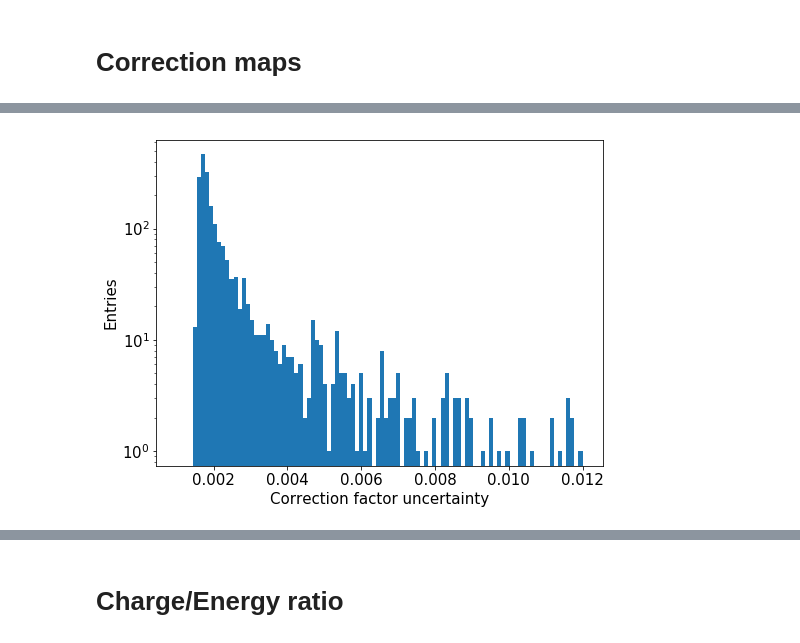
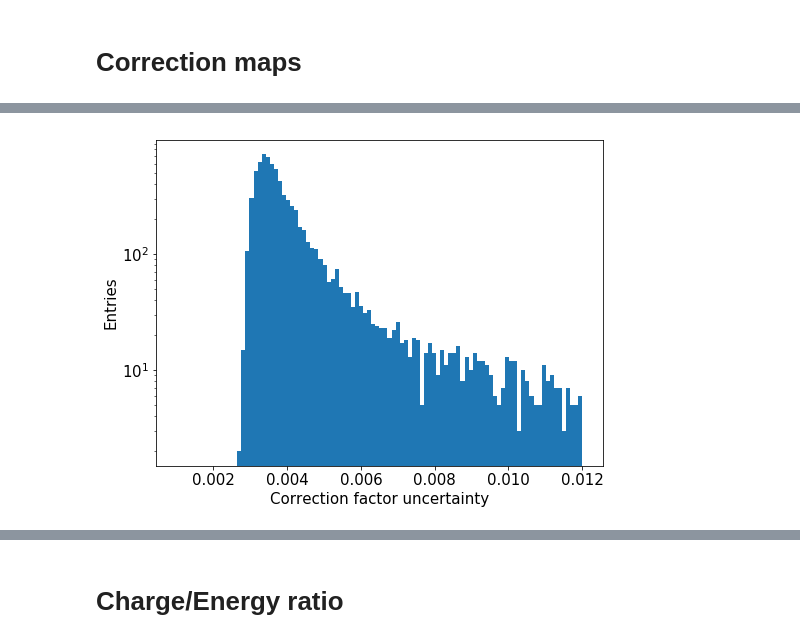
Before and after one commit to gonzaponte/ICARO, a Jupyter notebook: icaro/KrMay/Run4446.ipynb, the cells around one changed output, grey strips where cells are left out. Cells and saved outputs as stored; diff of their text form; code cells hidden in the pictures.

```diff
--- a/icaro/KrMay/Run4446.ipynb
+++ b/icaro/KrMay/Run4446.ipynb
@@ -827,20 +882,24 @@ Reference energy = 12304.52915679022 pes
 Reference energy = 12249.590686472005 pes
 Reference energy = 12315.273505213094 pes
 [figure]
+# %%
+XYcorr = dstf.load_xy_corrections("/Users/Gonzalo/github/ICARO/icaro/KrMay/run4446_corrections_4.0mm.h5")
 # %% [markdown]
 # Correction maps
 # %%
-_r = (np.repeat(xc, yc.size)**2 +
-      np.tile  (yc, xc.size)**2)**0.5
+_x,\
+_y = XYcorr._xs
+_r = (np.repeat(_x, _y.size)**2 +
+      np.tile  (_y, _x.size)**2)**0.5
 _f = XYcorr._fs.flatten()
 _u = XYcorr._us.flatten()
 
-_, cb = display_matrix(xc, yc, _f)
+_, cb = display_matrix(_x, _y, _f)
 labels("x (mm)", "y (mm)", "Correction map")
 cb.set_label("Correction factor")
 save("CorrectionMap")
 
-_, cb = display_matrix(xc, yc, _u)
+_, cb = display_matrix(_x, _y, _u)
 labels("x (mm)", "y (mm)", "Correction map uncertainty")
 cb.set_label("Correction factor uncertainty")
 save("CorrectionMapUncertainty")
@@ -868 +927 @@ save("CorrectionFactorUncertaintyVsR")
-[figure, old version]
+[figure, new version]
```
Also changed, not shown: parts of 15 cells of this notebook, 6 other files.
